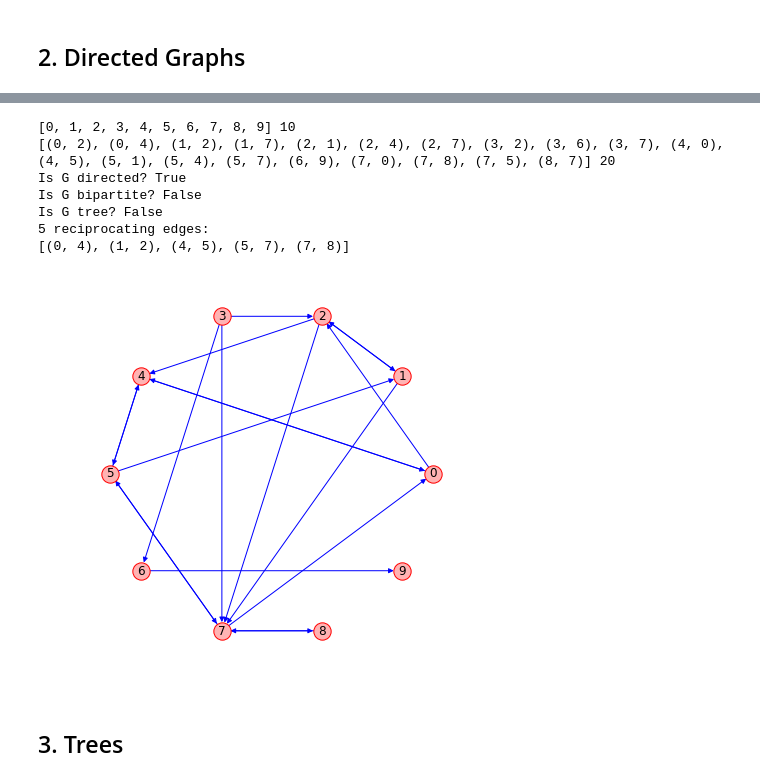
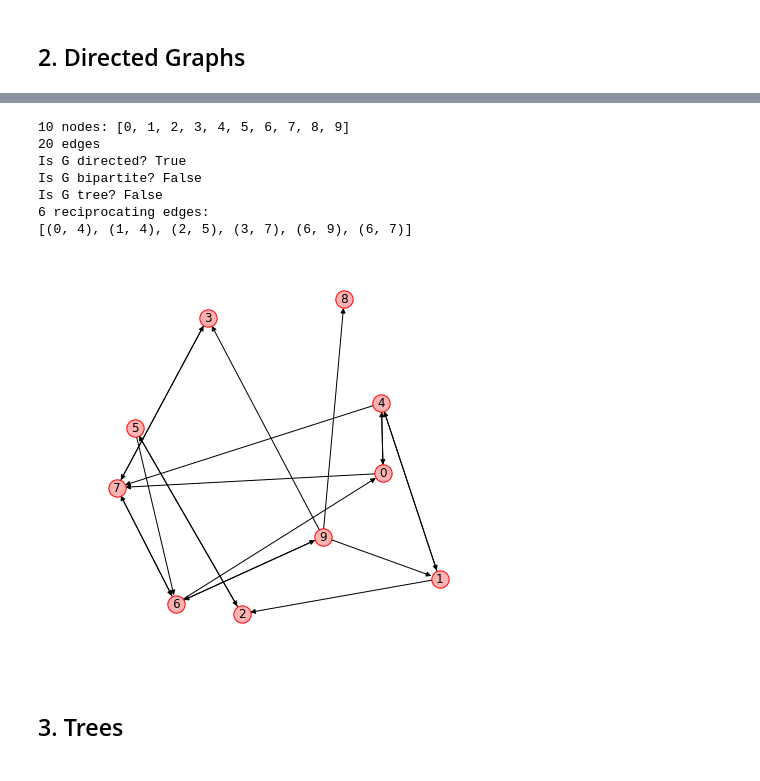
Before and after one commit to mboudour/NetworkXGraphs, a Jupyter notebook: NetworkXGraphs_1_GraphTypes.ipynb, the cells around one changed output, grey strips where cells are left out. Drawn from its saved outputs; the diff is of its cells as text; code cells hidden in the pictures.

```diff
--- a/NetworkXGraphs_1_GraphTypes.ipynb
+++ b/NetworkXGraphs_1_GraphTypes.ipynb
@@ -557,48 +747,56 @@ number_of_edges = 20
 # G=nx.gnm_random_graph(number_of_nodes,number_of_edges,directed=True)
 
 while True:
     G=nx.gnm_random_graph(number_of_nodes,number_of_edges,directed=True)
     rece=[]
     for e in G.edges():
         if (e[1],e[0]) in G.edges():
             if (e[1],e[0]) not in rece:
                 rece.append(e)
     if nx.number_weakly_connected_components(G)==1 and len(rece)>4:
         break
 
-print G.nodes(), len(G.nodes())
-print G.edges(), len(G.edges())
+print len(G.nodes()), 'nodes:', G.nodes()
+print len(G.edges()), 'edges' #G.edges(),
 
 print "Is G directed?", G.is_directed()
 print "Is G bipartite?", nx.is_bipartite(G)
 print "Is G tree?", nx.is_tree(G)
 
 rece=[]
 for e in G.edges():
     if (e[1],e[0]) in G.edges():
         if (e[1],e[0]) not in rece:
             rece.append(e)
 print len(rece), "reciprocating edges:"
 print rece
 
-# pos = nx.spring_layout(G)
-pos = nx.circular_layout(G)
+figsize=(7,7)
+pos = nx.spring_layout(G,k=2) # nx.circular_layout(G)
+# Notice that puting large values of k in the spring layout results
+# (an approximation to) the circular layout:
+# pos = nx.spring_layout(G,k=100)
+node_color="#ffb3b3"
+edge_color="k"
+node_border_color="r"
 
-node_color="#ffb3b3"
-edge_color="b"
-node_border_color="r"
-figsize=(7,7)
-
-pcplot(G,pos,node_color,edge_color,node_border_color,figsize)
+plt.figure(figsize=figsize);
+nodes = nx.draw_networkx_nodes(G, pos, node_color=node_color)
+nodes.set_edgecolor(node_border_color)
+nx.draw_networkx_edges(G, pos, edge_color=edge_color)
+# If you do not to display node labels, just comment off the following line:
+nx.draw_networkx_labels(G, pos)
+plt.axis('off');
+# pcplot(G,pos,node_color,edge_color,node_border_color,figsize)
 # %% [output]
-[0, 1, 2, 3, 4, 5, 6, 7, 8, 9] 10
-[(0, 2), (0, 4), (1, 2), (1, 7), (2, 1), (2, 4), (2, 7), (3, 2), (3, 6), (3, 7), (4, 0), (4, 5), (5, 1), (5, 4), (5, 7), (6, 9), (7, 0), (7, 8), (7, 5), (8, 7)] 20
+10 nodes: [0, 1, 2, 3, 4, 5, 6, 7, 8, 9]
+20 edges
 Is G directed? True
 Is G bipartite? False
 Is G tree? False
-5 reciprocating edges:
-[(0, 4), (1, 2), (4, 5), (5, 7), (7, 8)]
+6 reciprocating edges:
+[(0, 4), (1, 4), (2, 5), (3, 7), (6, 9), (6, 7)]
-[figure, old version]
+[figure, new version]
 # %% [markdown]
 <a id='3'></a>
 ## 3. Trees
```
Also changed, not shown: parts of 72 cells of this notebook, 2 other files.
